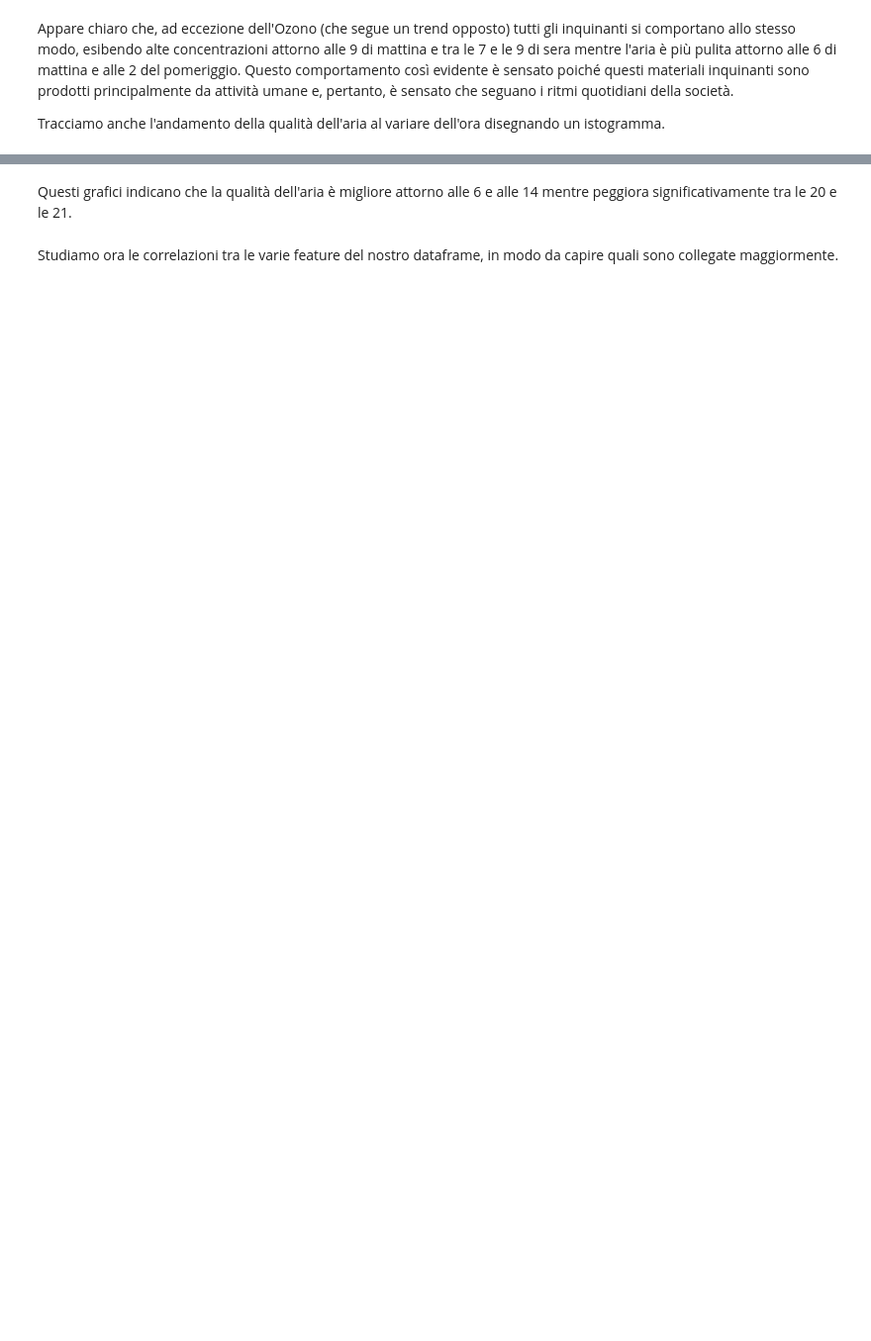
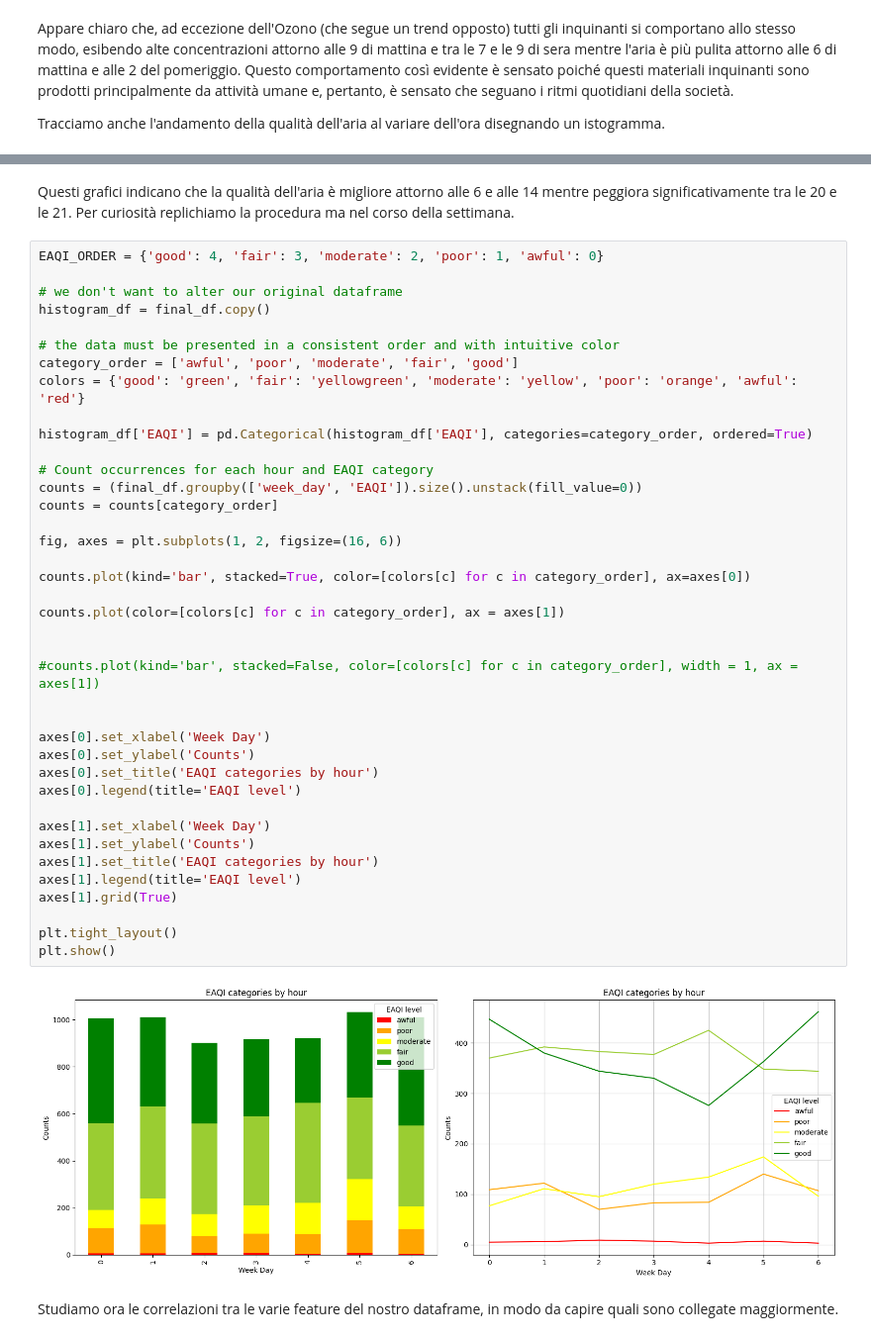
Before and after one commit to CarloDegasperi/DataScience, a Jupyter notebook: notebooks/EDA.ipynb, the cells around one changed output, grey strips where cells are left out. Shown at 99% size. Drawn from its saved outputs; the diff is of its cells as text; blank space fills up the shorter version.

```diff
--- a/notebooks/EDA.ipynb
+++ b/notebooks/EDA.ipynb
@@ -572,5 +574,46 @@ plt.show()
 # %% [markdown]
-Questi grafici indicano che la qualità dell'aria è migliore attorno alle 6 e alle 14 mentre peggiora significativamente tra le 20 e le 21.
+Questi grafici indicano che la qualità dell'aria è migliore attorno alle 6 e alle 14 mentre peggiora significativamente tra le 20 e le 21. Per curiosità replichiamo la procedura ma nel corso della settimana.
+# %%
+EAQI_ORDER = {'good': 4, 'fair': 3, 'moderate': 2, 'poor': 1, 'awful': 0}
+
+# we don't want to alter our original dataframe
+histogram_df = final_df.copy()
+
+# the data must be presented in a consistent order and with intuitive color
+category_order = ['awful', 'poor', 'moderate', 'fair', 'good']
+colors = {'good': 'green', 'fair': 'yellowgreen', 'moderate': 'yellow', 'poor': 'orange', 'awful': 'red'}
+
+histogram_df['EAQI'] = pd.Categorical(histogram_df['EAQI'], categories=category_order, ordered=True)
+
+# Count occurrences for each hour and EAQI category
+counts = (final_df.groupby(['week_day', 'EAQI']).size().unstack(fill_value=0))
+counts = counts[category_order]
+
+fig, axes = plt.subplots(1, 2, figsize=(16, 6))
+
+counts.plot(kind='bar', stacked=True, color=[colors[c] for c in category_order], ax=axes[0])
+
+counts.plot(color=[colors[c] for c in category_order], ax = axes[1])
+
+
+#counts.plot(kind='bar', stacked=False, color=[colors[c] for c in category_order], width = 1, ax = axes[1])
+
+
+axes[0].set_xlabel('Week Day')
+axes[0].set_ylabel('Counts')
+axes[0].set_title('EAQI categories by hour')
+axes[0].legend(title='EAQI level')
+
+axes[1].set_xlabel('Week Day')
+axes[1].set_ylabel('Counts')
+axes[1].set_title('EAQI categories by hour')
+axes[1].legend(title='EAQI level')
+axes[1].grid(True)
+
+plt.tight_layout()
+plt.show()
+# %% [output]
+[figure, added]
 # %% [markdown]
 Studiamo ora le correlazioni tra le varie feature del nostro dataframe, in modo da capire quali sono collegate maggiormente.
 # %%
```
Also changed, not shown: parts of 9 cells of this notebook, 1 other file.
